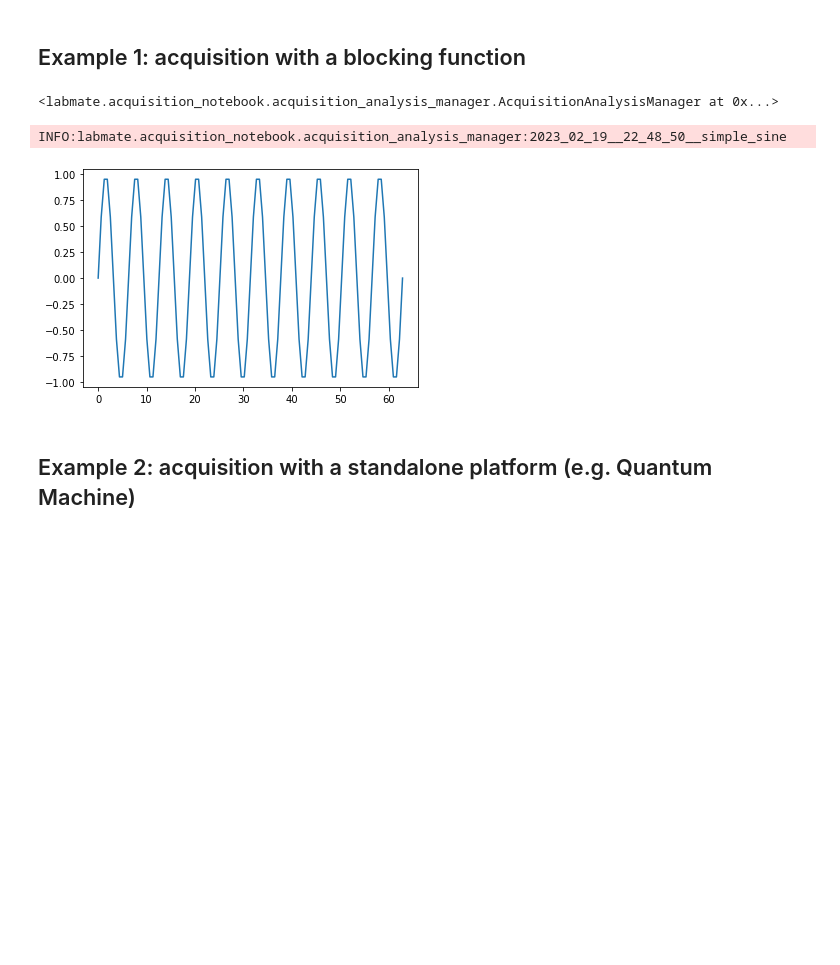
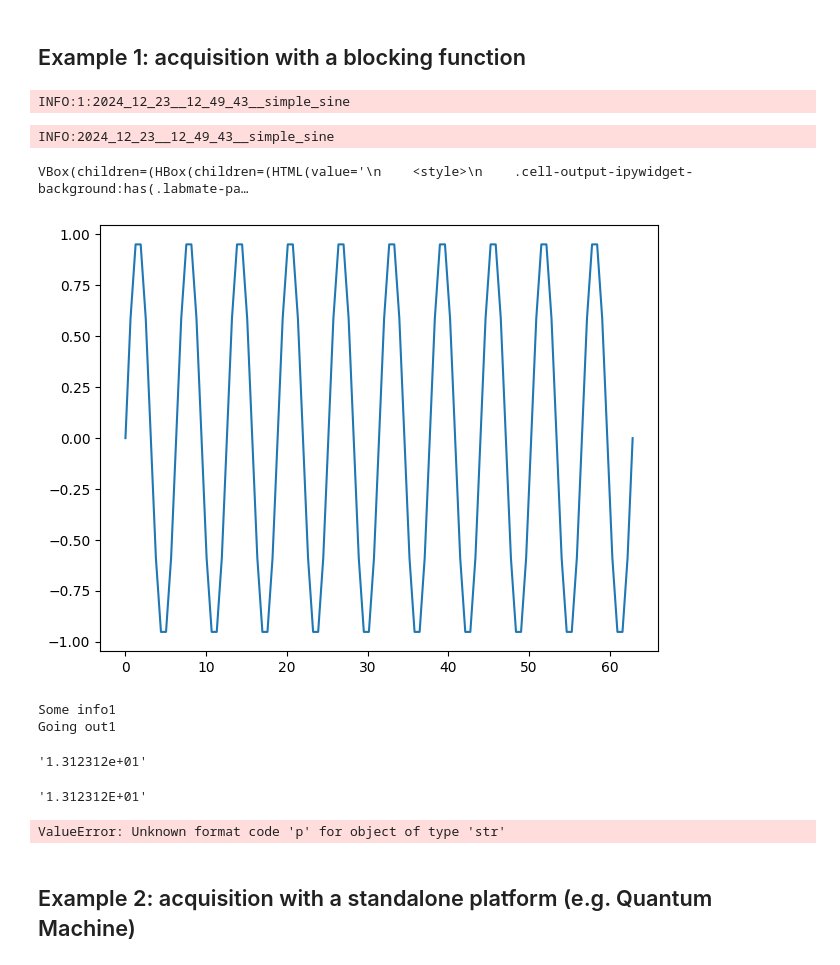
Before and after one commit to kyrylo-gr/labmate, a Jupyter notebook: docs/examples/acquisition_and_analysis_notebook.ipynb, the cells around one changed output. Drawn from its saved outputs; the diff is of its cells as text; code cells hidden in the pictures; blank space fills up the shorter version.

```diff
--- a/docs/examples/acquisition_and_analysis_notebook.ipynb
+++ b/docs/examples/acquisition_and_analysis_notebook.ipynb
@@ -35,34 +18,59 @@ ImportError: cannot import name 'read_file' from 'labmate.acquisition.acquisitio
 aqm = AcquisitionAnalysisManager("tmp_data")
 # Creates (or loads) the temporary json file ...\measurements\Cooldown_2022_12_12_die5_Gflux_22_CEA_v1\\quanalysis_tmp.json
 
-aqm.set_config_file(["files/dummy_config1.txt"])
+aqm.set_config_file(["files/dummy_config1.txt", "files/cfg.py"])
+aqm.set_default_config_files(["dummy_config1.txt", "cfg.py"])
 aqm.set_init_analyse_file("files/init_analyse.py")
+aqm.linting(allowed_variables=["aqm", "plt", "np"])
 # A snapshot of all files in this list will be backed-up with the data.
 # %% [markdown]
 ## Example 1: acquisition with a blocking function
 # %%
-aqm.acquisition_cell('simple_sine')
+aqm.acquisition_cell("simple_sine")
+max_x = 101
 
-def acquire_data():
-    x = np.linspace(0, 20*np.pi, 101)
+
+def acquire_data(max_x):
+    x = np.linspace(0, 20 * np.pi, max_x)
     y = np.sin(x)
     return x, y
 
-x, y = acquire_data()
 
-aqm.save_acquisition(x=x, y=y)
+x, y = acquire_data(max_x)
+_ = aqm.save_acquisition(x=x, y=y)
 # %% [output]
-<labmate.acquisition_notebook.acquisition_analysis_manager.AcquisitionAnalysisManager at 0x...>
+INFO:1:2024_12_23__12_49_43__simple_sine
 # %%
 aqm.analysis_cell()
 
 fig = plt.figure()
 plt.plot(aqm.data.x, aqm.data.y)
-aqm.save_fig(fig, name="fit")
+aqm.save_fig(fig, name="fit", format="pdf")
+
+aqm.display_cfg_link({"param1": "556", "param2": 1.1123123123123e9})
+aqm.parse_config_str("")
 fig.show()
 # %% [output]
-INFO:labmate.acquisition_notebook.acquisition_analysis_manager:2023_02_19__22_48_50__simple_sine
+INFO:2024_12_23__12_49_43__simple_sine
+VBox(children=(HBox(children=(HTML(value='\n    <style>\n    .cell-output-ipywidget-background:has(.labmate-pa…
-[figure, old version]
+[figure, new version]
+# %%
+print(aqm.d.info.prints)
+# %% [output]
+Some info1
+Going out1
+# %%
+format(13.123123, "e")
+# %% [output]
+'1.312312e+01'
+# %%
+f"{13.123123:>E}"
+# %% [output]
+'1.312312E+01'
+# %%
+f"{'asdas':p}"
+# %% [output]
+ValueError: Unknown format code 'p' for object of type 'str'
 # %% [markdown]
 ## Example 2: acquisition with a standalone platform (e.g. Quantum Machine)
 # %%
```
Also changed, not shown: parts of 21 cells of this notebook, 8 other files.
